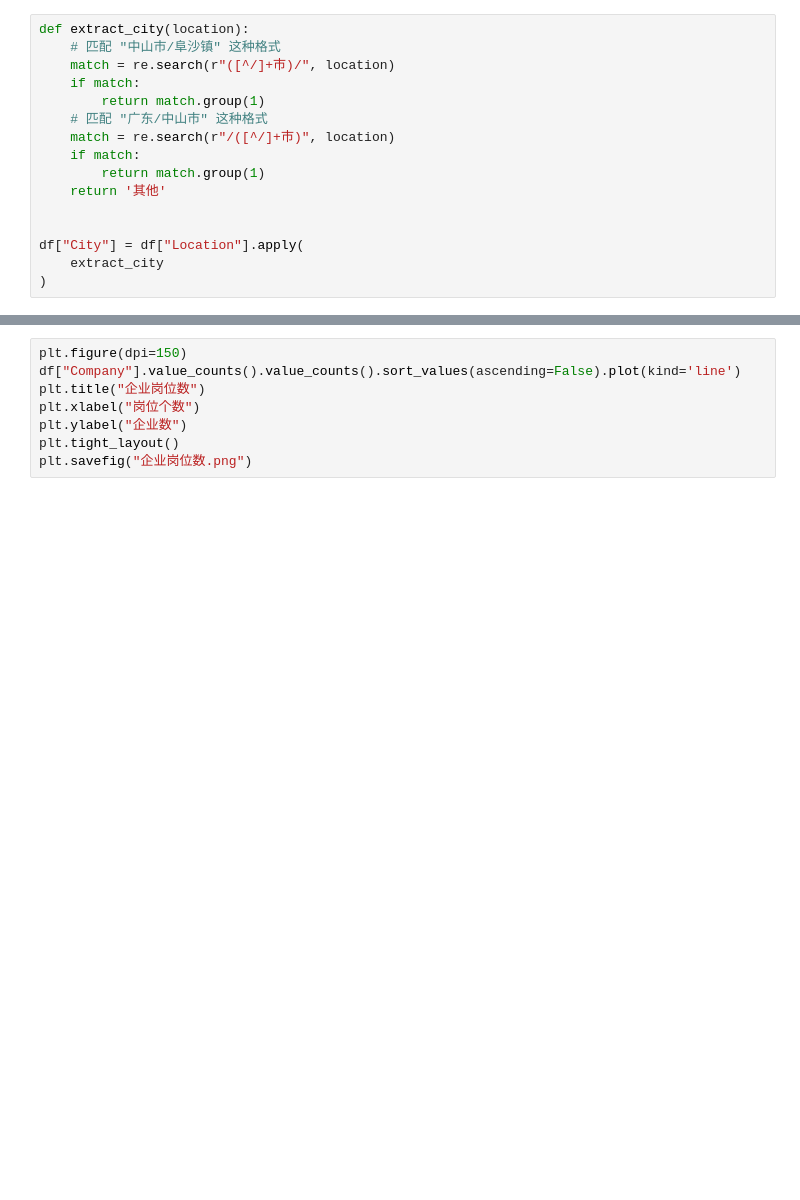
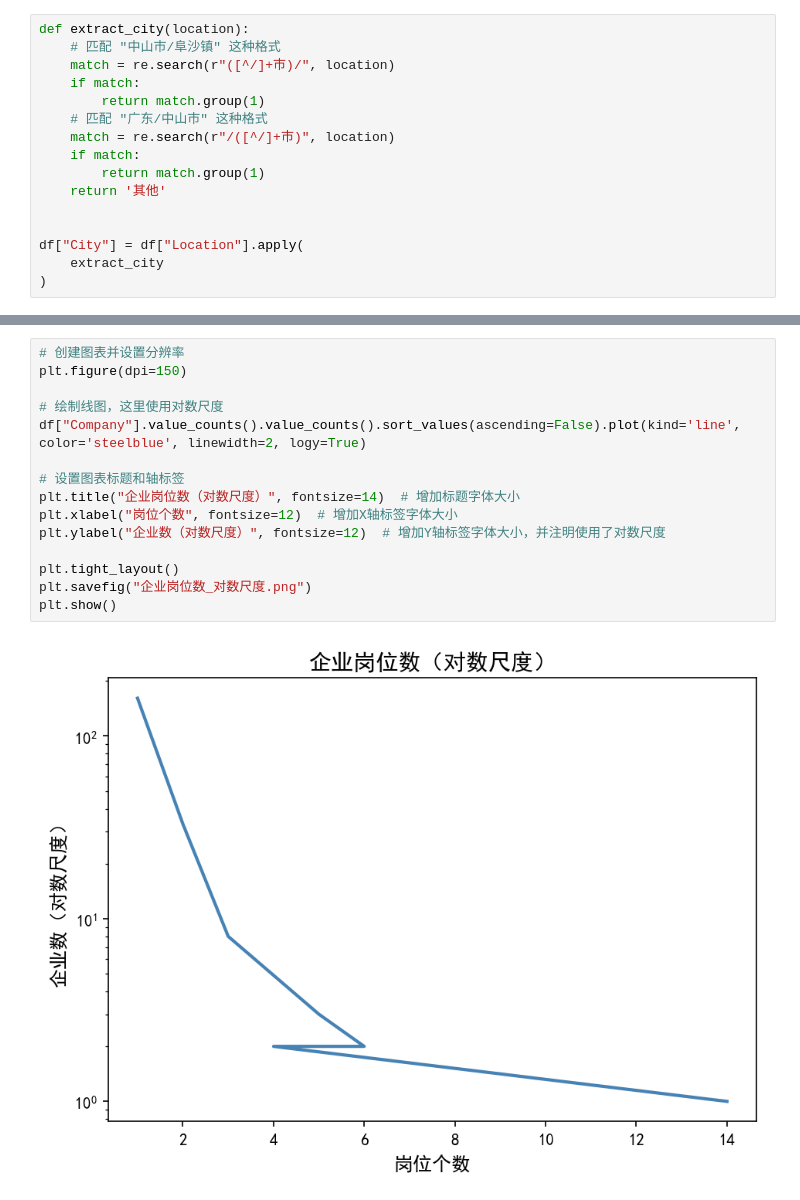
Before and after one commit to GroundbreakerLhy/HNU_CrawlerAssignments, a Jupyter notebook: 电影票房排行榜数据爬取——理科/data_analysis.ipynb, the cells around one changed output, grey strips where cells are left out. Saved outputs shown, nothing was run; the diff lists cells and outputs as text; blank space fills up the shorter version.

```diff
--- a/电影票房排行榜数据爬取——理科/data_analysis.ipynb
+++ b/电影票房排行榜数据爬取——理科/data_analysis.ipynb
@@ -72,9 +133,18 @@ plt.savefig("招聘地域分布.png")
 # %%
+# 创建图表并设置分辨率
 plt.figure(dpi=150)
-df["Company"].value_counts().value_counts().sort_values(ascending=False).plot(kind='line')
-plt.title("企业岗位数")
-plt.xlabel("岗位个数")
-plt.ylabel("企业数")
+
+# 绘制线图，这里使用对数尺度
+df["Company"].value_counts().value_counts().sort_values(ascending=False).plot(kind='line', color='steelblue', linewidth=2, logy=True)
+
+# 设置图表标题和轴标签
+plt.title("企业岗位数（对数尺度）", fontsize=14)  # 增加标题字体大小
+plt.xlabel("岗位个数", fontsize=12)  # 增加X轴标签字体大小
+plt.ylabel("企业数（对数尺度）", fontsize=12)  # 增加Y轴标签字体大小，并注明使用了对数尺度
+
 plt.tight_layout()
-plt.savefig("企业岗位数.png")
+plt.savefig("企业岗位数_对数尺度.png")
+plt.show()
+# %% [output]
+[figure, added]
 # %%
```
Also changed, not shown: parts of 7 cells of this notebook, 6 other files.
